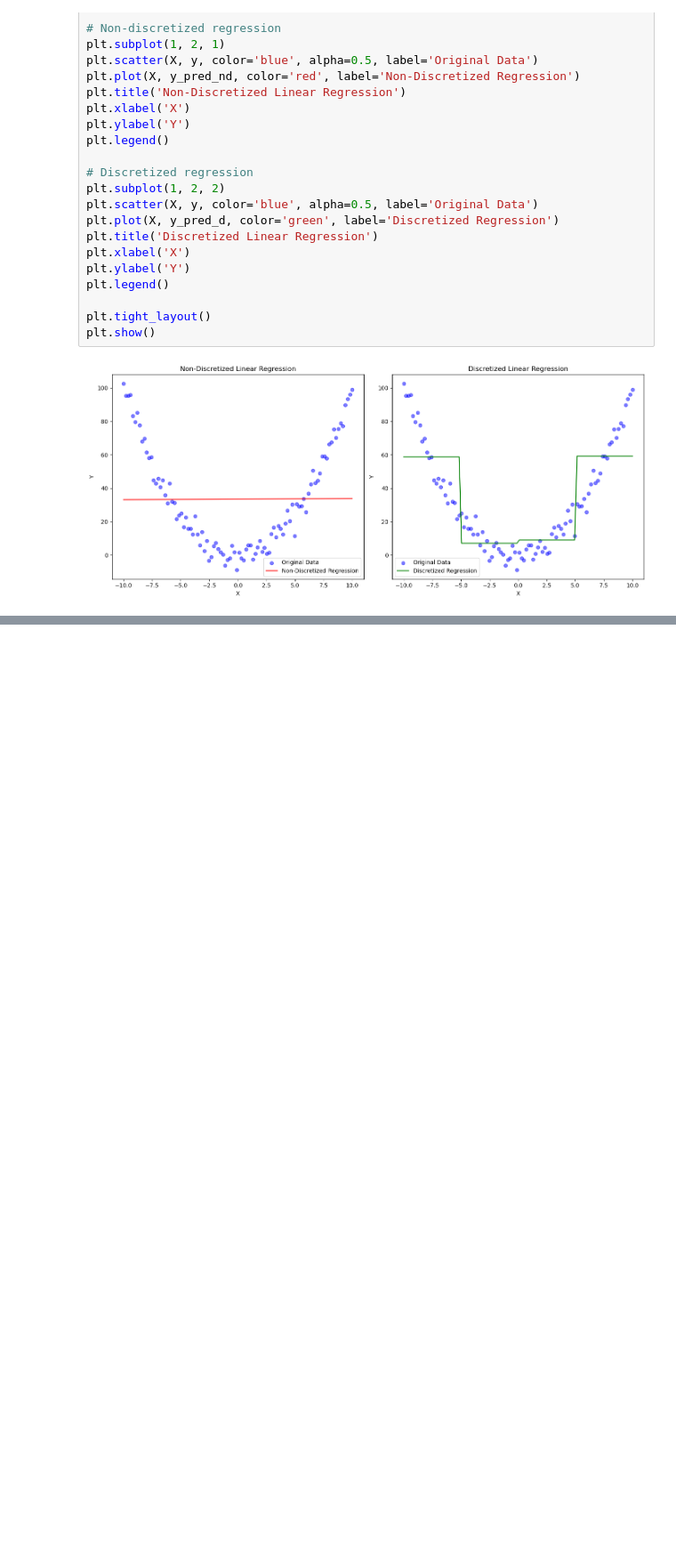
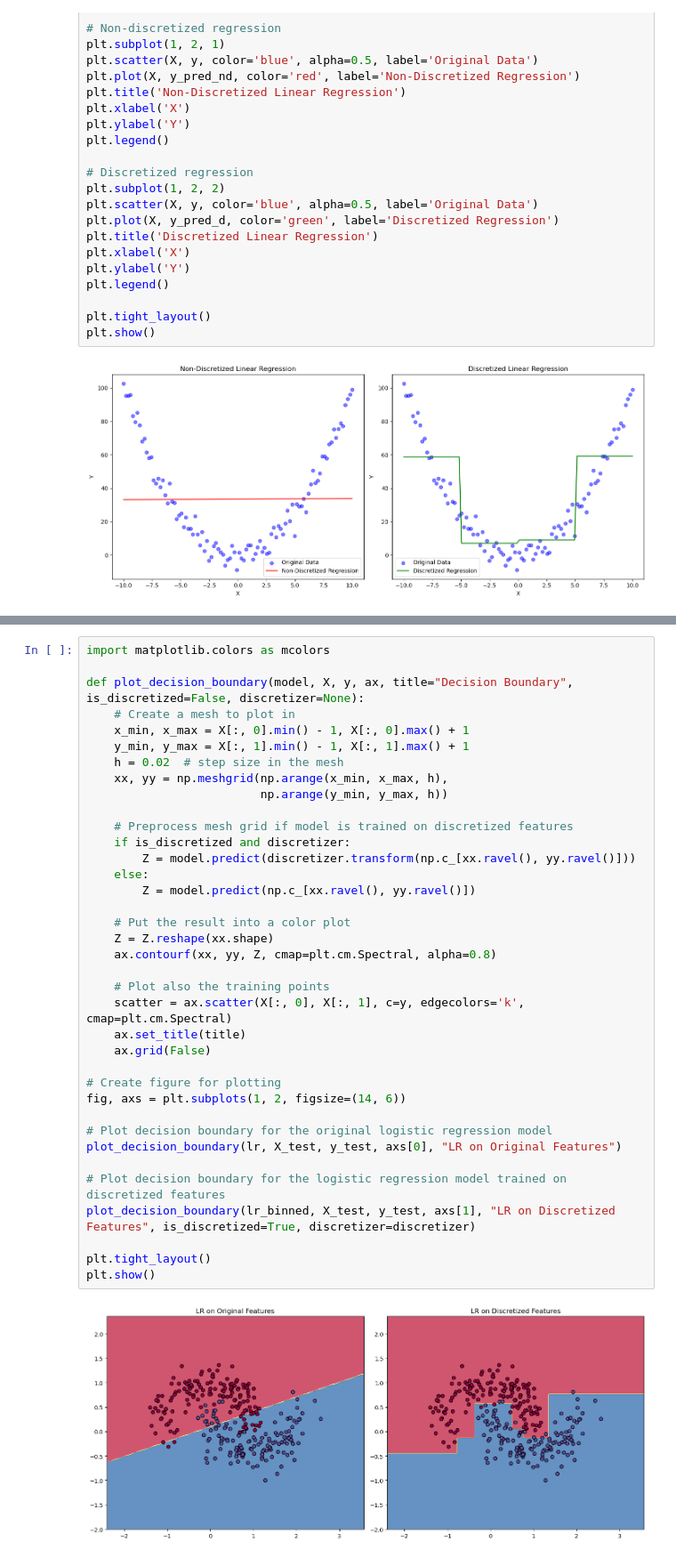
Before and after one commit to vedantdobhalgermany/Advance-ML, a Jupyter notebook: Feature_Engineering/Discretization.ipynb, the cells around one changed output, grey strips where cells are left out. Shown at 89% size. Saved outputs shown, nothing was run; the diff lists cells and outputs as text; blank space fills up the shorter version.

```diff
--- a/Feature_Engineering/Discretization.ipynb
+++ b/Feature_Engineering/Discretization.ipynb
@@ -167,0 +203,39 @@ plt.show()
+# %%
+import matplotlib.colors as mcolors
+
+def plot_decision_boundary(model, X, y, ax, title="Decision Boundary", is_discretized=False, discretizer=None):
+    # Create a mesh to plot in
+    x_min, x_max = X[:, 0].min() - 1, X[:, 0].max() + 1
+    y_min, y_max = X[:, 1].min() - 1, X[:, 1].max() + 1
+    h = 0.02  # step size in the mesh
+    xx, yy = np.meshgrid(np.arange(x_min, x_max, h),
+                         np.arange(y_min, y_max, h))
+
+    # Preprocess mesh grid if model is trained on discretized features
+    if is_discretized and discretizer:
+        Z = model.predict(discretizer.transform(np.c_[xx.ravel(), yy.ravel()]))
+    else:
+        Z = model.predict(np.c_[xx.ravel(), yy.ravel()])
+
+    # Put the result into a color plot
+    Z = Z.reshape(xx.shape)
+    ax.contourf(xx, yy, Z, cmap=plt.cm.Spectral, alpha=0.8)
+
+    # Plot also the training points
+    scatter = ax.scatter(X[:, 0], X[:, 1], c=y, edgecolors='k', cmap=plt.cm.Spectral)
+    ax.set_title(title)
+    ax.grid(False)
+
+# Create figure for plotting
+fig, axs = plt.subplots(1, 2, figsize=(14, 6))
+
+# Plot decision boundary for the original logistic regression model
+plot_decision_boundary(lr, X_test, y_test, axs[0], "LR on Original Features")
+
+# Plot decision boundary for the logistic regression model trained on discretized features
+plot_decision_boundary(lr_binned, X_test, y_test, axs[1], "LR on Discretized Features", is_discretized=True, discretizer=discretizer)
+
+plt.tight_layout()
+plt.show()
+# %% [output]
+[figure, added]
```
Also changed, not shown: parts of 2 cells of this notebook.
